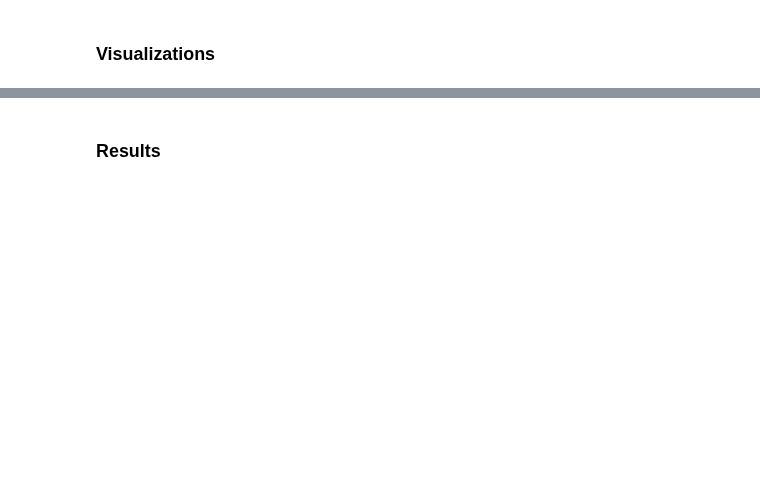
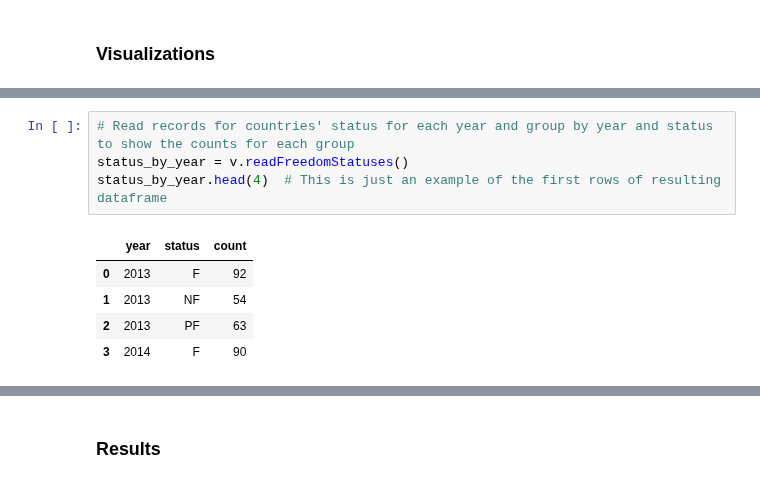
Before and after one commit to uic-cs418/cs418-spring22-eda-llc, a Jupyter notebook: Final Project by EDA LLC..ipynb, the cells around one changed output, grey strips where cells are left out. Drawn from its saved outputs; the diff is of its cells as text; blank space fills up the shorter version.

```diff
--- a/Final Project by EDA LLC..ipynb
+++ b/Final Project by EDA LLC..ipynb
@@ -20,0 +32,10 @@ In addition, we incorporated data about countries' poverty index and literacy ra
+# %%
+# Read records for countries' status for each year and group by year and status to show the counts for each group
+status_by_year = v.readFreedomStatuses()
+status_by_year.head(4)  # This is just an example of the first rows of resulting dataframe
+# %% [output]
+|  | year | status | count |
+| 0 | 2013 | F | 92 |
+| 1 | 2013 | NF | 54 |
+| 2 | 2013 | PF | 63 |
+| 3 | 2014 | F | 90 |
```
Also changed, not shown: parts of 9 cells of this notebook, 1 other file.
